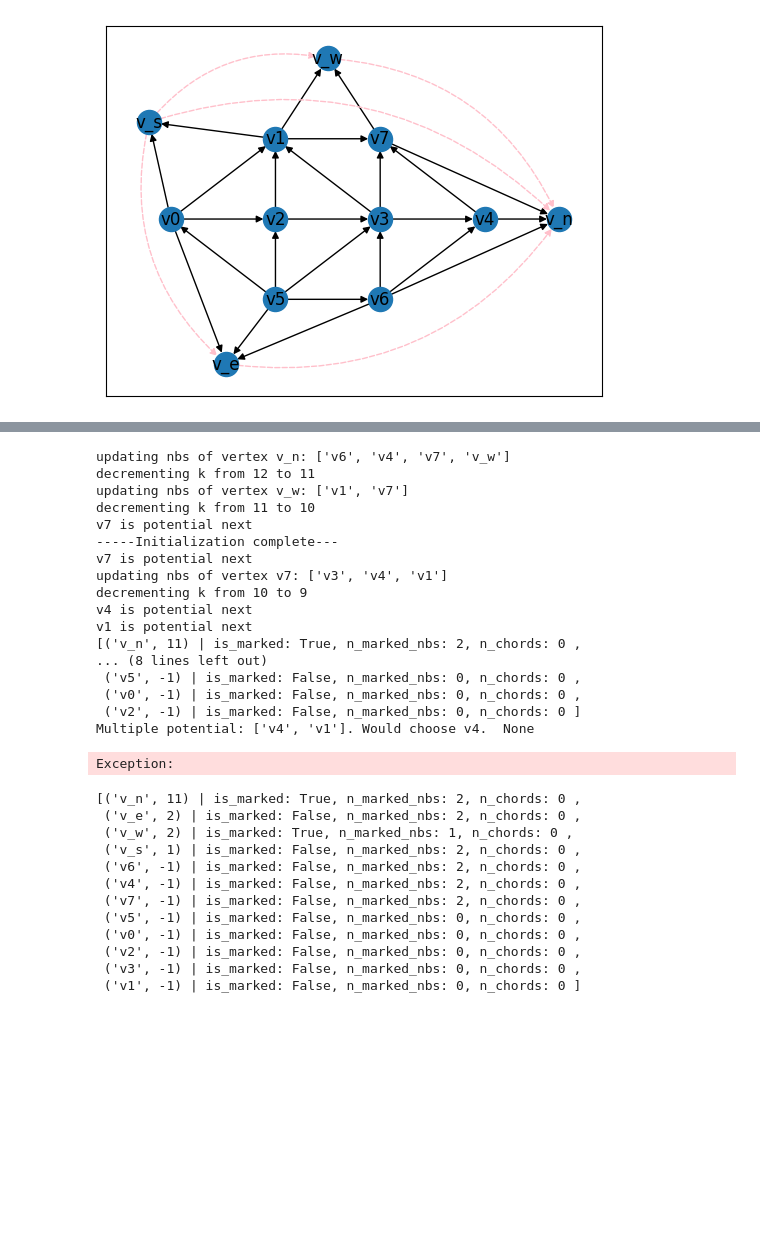
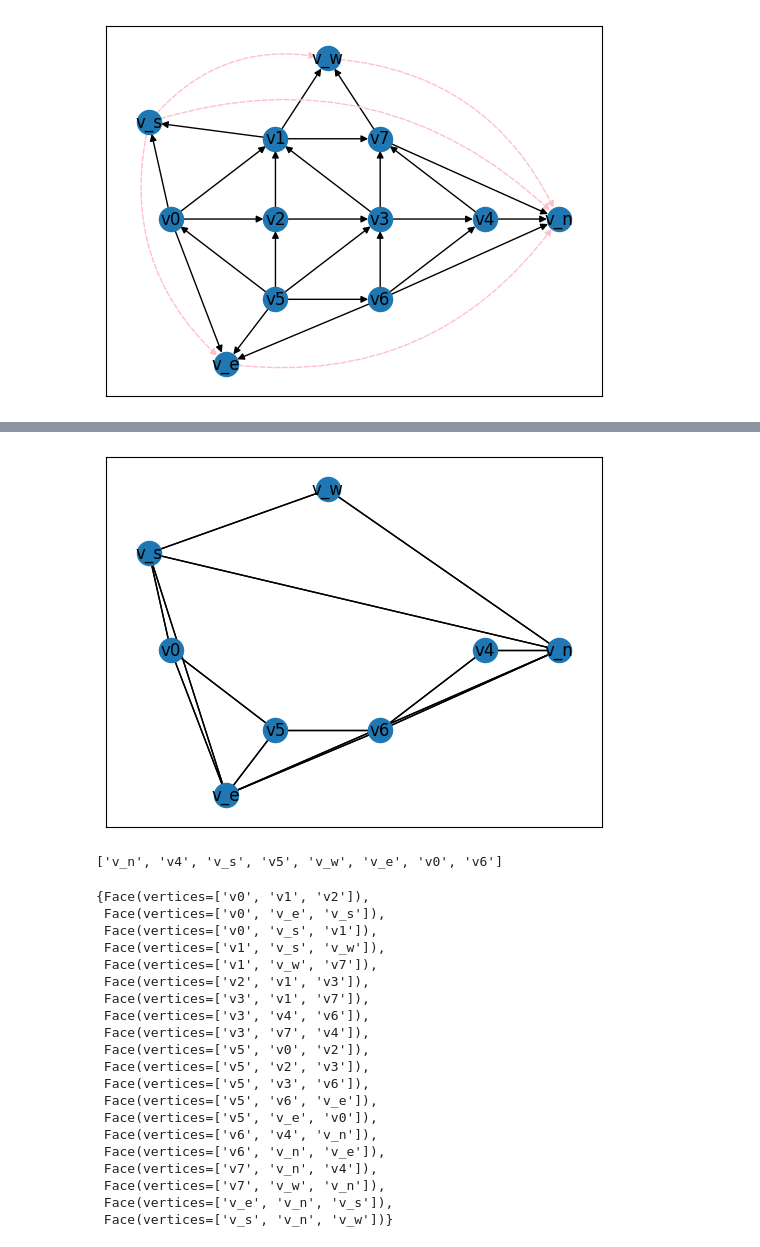
Before and after one commit to juliet29/graph2plan, a Jupyter notebook: notebooks/03_1_draw_four_complete.ipynb, the cells around one changed output, grey strips where cells are left out. Cells and saved outputs as stored; diff of their text form; code cells hidden in the pictures; blank space fills up the shorter version.

```diff
--- a/notebooks/03_1_draw_four_complete.ipynb
+++ b/notebooks/03_1_draw_four_complete.ipynb
@@ -65,5 +61,0 @@ list(PE.neighbors_cw_order("v_n"))
-# %%
-e = "v_e"
-n = "v_n"
-_PE = deepcopy(PE)
-_PE.add_half_edge_cw(n, e, reference_neighbor=get_first_cw_nb(_PE, n))
@@ -115,36 +69,4 @@ NetworkXException: Bad embedding. Edge orientations not set correctly.
-# %%
-G, co = test_co()
-# %% [output]
-updating nbs of vertex v_n: ['v6', 'v4', 'v7', 'v_w']
-decrementing k from 12 to 11
-updating nbs of vertex v_w: ['v1', 'v7']
-decrementing k from 11 to 10
-v7 is potential next
------Initialization complete---
-v7 is potential next
-updating nbs of vertex v7: ['v3', 'v4', 'v1']
-decrementing k from 10 to 9
-v4 is potential next
-v1 is potential next
-[('v_n', 11) | is_marked: True, n_marked_nbs: 2, n_chords: 0 ,
-... (8 lines left out)
- ('v5', -1) | is_marked: False, n_marked_nbs: 0, n_chords: 0 ,
- ('v0', -1) | is_marked: False, n_marked_nbs: 0, n_chords: 0 ,
- ('v2', -1) | is_marked: False, n_marked_nbs: 0, n_chords: 0 ]
-Multiple potential: ['v4', 'v1']. Would choose v4.  None
-Exception:
-# %%
-co.show_vertices()
-# %% [output]
-[('v_n', 11) | is_marked: True, n_marked_nbs: 2, n_chords: 0 ,
- ('v_e', 2) | is_marked: False, n_marked_nbs: 2, n_chords: 0 ,
- ('v_w', 2) | is_marked: True, n_marked_nbs: 1, n_chords: 0 ,
- ('v_s', 1) | is_marked: False, n_marked_nbs: 2, n_chords: 0 ,
- ('v6', -1) | is_marked: False, n_marked_nbs: 2, n_chords: 0 ,
- ('v4', -1) | is_marked: False, n_marked_nbs: 2, n_chords: 0 ,
- ('v7', -1) | is_marked: False, n_marked_nbs: 2, n_chords: 0 ,
- ('v5', -1) | is_marked: False, n_marked_nbs: 0, n_chords: 0 ,
- ('v0', -1) | is_marked: False, n_marked_nbs: 0, n_chords: 0 ,
- ('v2', -1) | is_marked: False, n_marked_nbs: 0, n_chords: 0 ,
- ('v3', -1) | is_marked: False, n_marked_nbs: 0, n_chords: 0 ,
- ('v1', -1) | is_marked: False, n_marked_nbs: 0, n_chords: 0 ]
+# %%
+n
+# %% [output]
+[figure, added]
@@ -150,0 +75,32 @@ co.show_vertices()
+# %%
+from graph2plan.helpers.utils import set_difference
+
+
+set_difference(PE.nodes, nodes)
+# %% [output]
+['v_n', 'v4', 'v_s', 'v5', 'v_w', 'v_e', 'v0', 'v6']
+# %%
+faces = get_external_face(PE)
+faces
+# calculate the area for all..
+# %% [output]
+{Face(vertices=['v0', 'v1', 'v2']),
+ Face(vertices=['v0', 'v_e', 'v_s']),
+ Face(vertices=['v0', 'v_s', 'v1']),
+ Face(vertices=['v1', 'v_s', 'v_w']),
+ Face(vertices=['v1', 'v_w', 'v7']),
+ Face(vertices=['v2', 'v1', 'v3']),
+ Face(vertices=['v3', 'v1', 'v7']),
+ Face(vertices=['v3', 'v4', 'v6']),
+ Face(vertices=['v3', 'v7', 'v4']),
+ Face(vertices=['v5', 'v0', 'v2']),
+ Face(vertices=['v5', 'v2', 'v3']),
+ Face(vertices=['v5', 'v3', 'v6']),
+ Face(vertices=['v5', 'v6', 'v_e']),
+ Face(vertices=['v5', 'v_e', 'v0']),
+ Face(vertices=['v6', 'v4', 'v_n']),
+ Face(vertices=['v6', 'v_n', 'v_e']),
+ Face(vertices=['v7', 'v_n', 'v4']),
+ Face(vertices=['v7', 'v_w', 'v_n']),
+ Face(vertices=['v_e', 'v_n', 'v_s']),
+ Face(vertices=['v_s', 'v_n', 'v_w'])}
```
Also changed, not shown: parts of 24 cells of this notebook, 9 other files.
